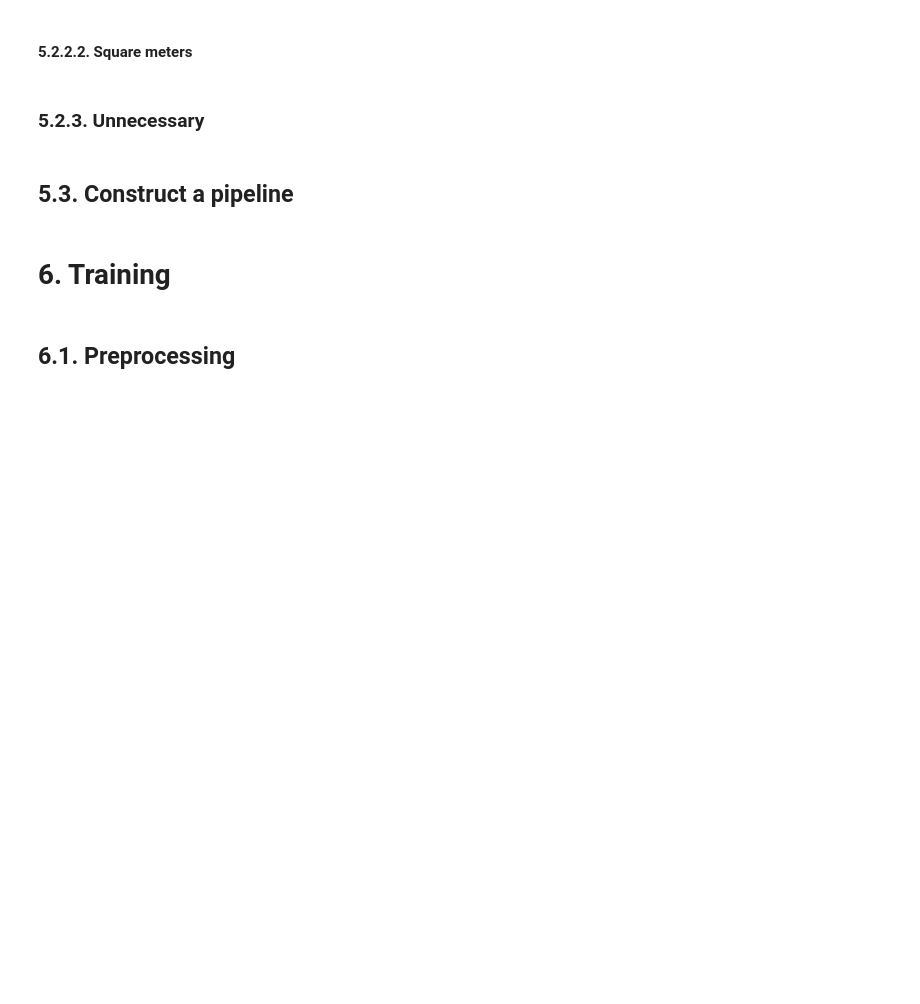
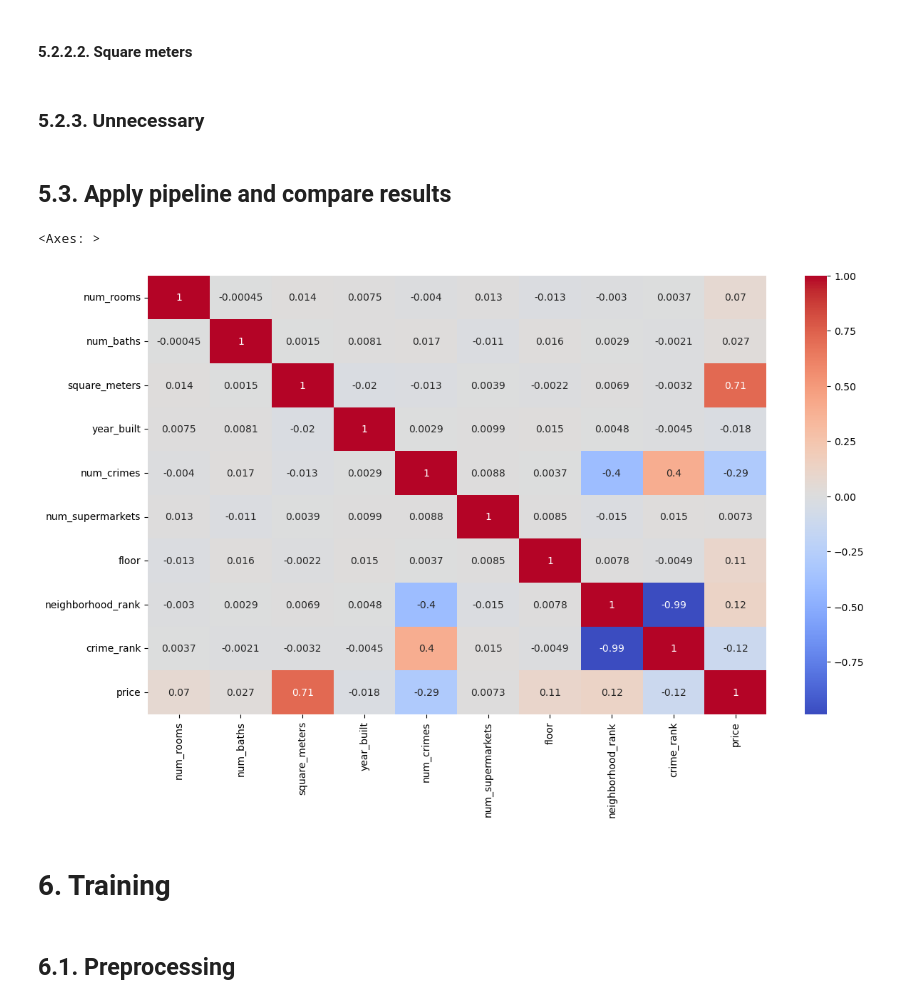
Before and after one commit to DenisProcyon/DSDM_ML_Pred, a Jupyter notebook: main.ipynb, the cells around one changed output. Cells and saved outputs as stored; diff of their text form; code cells hidden in the pictures; blank space fills up the shorter version.

```diff
--- a/main.ipynb
+++ b/main.ipynb
@@ -226,2 +228,2 @@ def drop_unwanted(data: pd.DataFrame, cols: list[str] = ["orientation", "neighbo
 # %% [markdown]
-## 5.3. Construct a pipeline
+## 5.3. Apply pipeline and compare results
@@ -253,3 +230,12 @@ def preprocess_data(data: pd.DataFrame, train: bool, neighborhoods: dict[str, in
+# %%
+# Let's check for correlations
+X_data_corr, y_data_corr = preprocess_data(data, train=True, neighborhoods=neighborhoods, crime_rank=crime_rank)
+correlation = pd.concat([X_data_corr, y_data_corr], axis=1).corr()
+plt.figure(figsize=(14, 8))
+sns.heatmap(correlation, annot=True, cmap='coolwarm')
+# %% [output]
+<Axes: >
+[figure, added]
 # %% [markdown]
 # 6. Training
 # %% [markdown]
```
Also changed, not shown: parts of 42 cells of this notebook, 1 other file.
